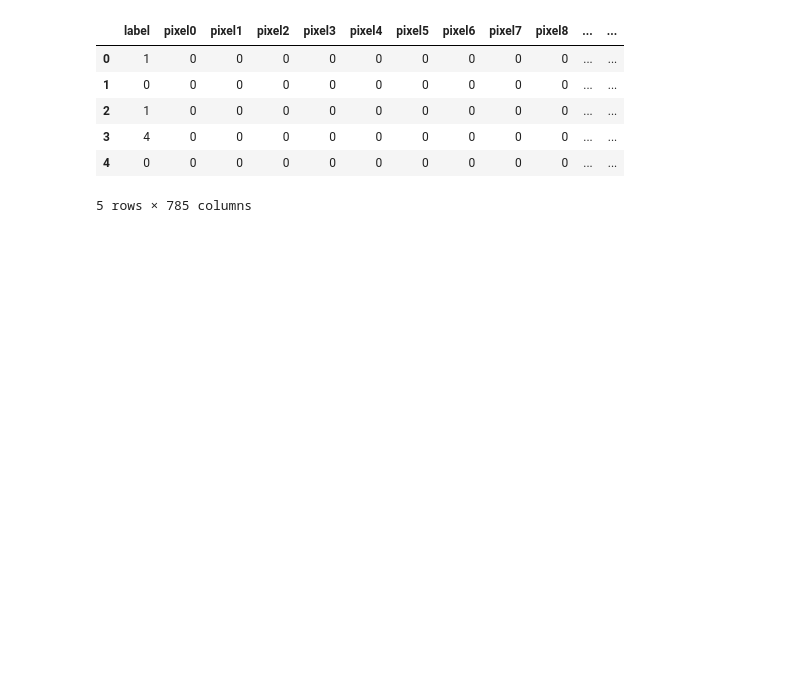
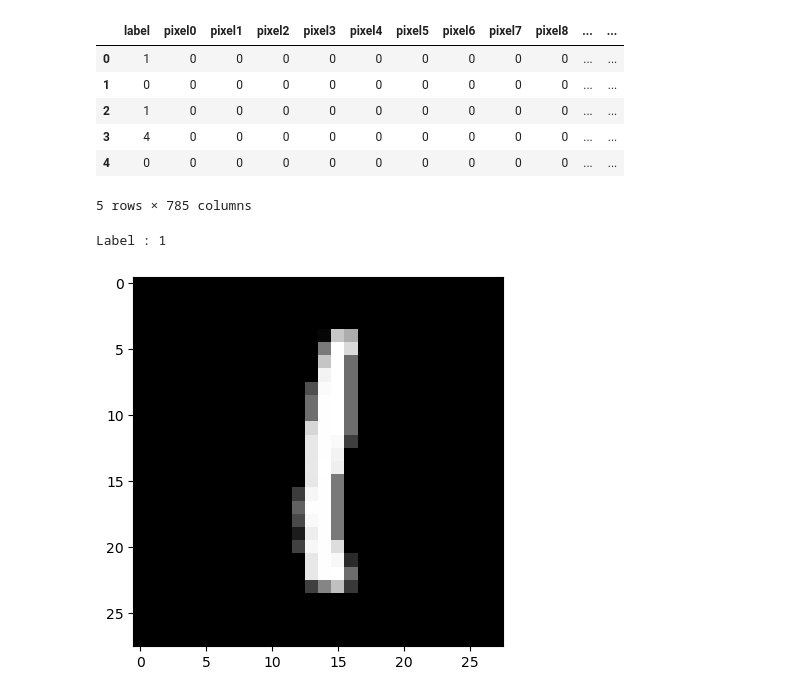
Before and after one commit to dnovai/nn-from-scratch, a Jupyter notebook: nn-from-scratch.ipynb, the cells around one changed output. Drawn from its saved outputs; the diff is of its cells as text; code cells hidden in the pictures; blank space fills up the shorter version.

```diff
--- a/nn-from-scratch.ipynb
+++ b/nn-from-scratch.ipynb
@@ -31,3 +31,12 @@ Y_train = data_train[0]
 X_train = data_train[1:n]
 X_train = X_train / 255. # X_train.reshape(X_train.shape[0],WIDTH*HEIGHT).T
 _,m_train = X_train.shape
+# %%
+sample_image = X_train[:, 0, None].reshape((28, 28)) * 255
+print(f'Label : {Y_train[0]}')
+plt.gray()
+plt.imshow(sample_image, interpolation='nearest')
+plt.show()
+# %% [output]
+Label : 1
+[figure, added]
```
Also changed, not shown: parts of 7 cells of this notebook, 1 other file.
